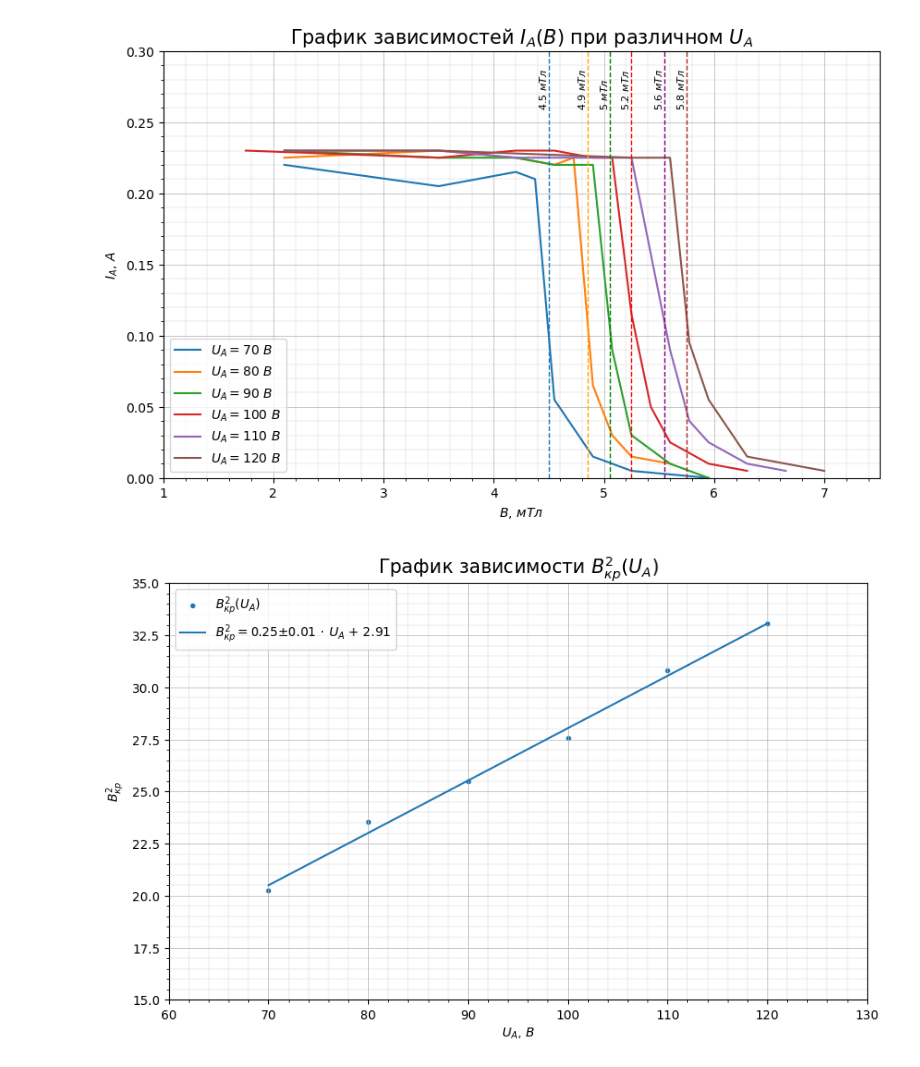
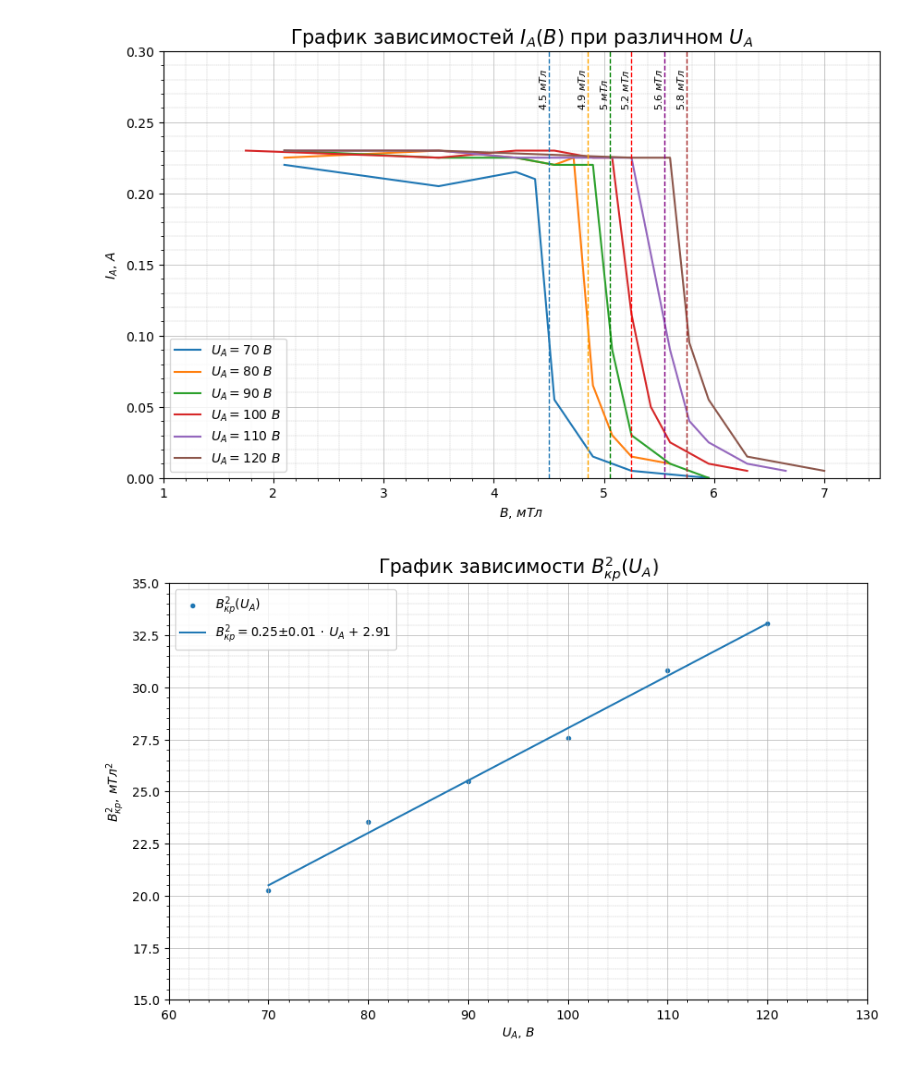
Before and after one commit to A1rsenij/Labs_physics, a Jupyter notebook: 3.3.1/3.3.1.ipynb, the cells around one changed output. Drawn from its saved outputs; the diff is of its cells as text; code cells hidden in the pictures.

```diff
--- a/3.3.1/3.3.1.ipynb
+++ b/3.3.1/3.3.1.ipynb
@@ -128,29 +128,29 @@ fig.savefig("3.3.1_3.png", dpi=500)
 # %%
 Bkr = (np.array([4.5, 4.85, 5.05, 5.25, 5.55, 5.75])) ** 2
 Ua = [70, 80, 90, 100, 110, 120]
 
 k, cov = np.polyfit(Ua, Bkr, 1, cov=True)
 Bkrp = np.polyval(k, Ua)
 
 fig, ax = plt.subplots(figsize=(10, 6), dpi=100)
 
 ax.scatter(Ua, Bkr, label ='$B^2_{кр}(U_A)$', marker='.')
 ax.plot(Ua, Bkrp, label='$B^2_{кр} = $'  + '{:.2f}$\pm${:.2f}'.format(k[0], np.sqrt(cov[0][0])) + '$\,\cdot\, U_A$' + ' + {:.2f}'.format(k[1]))
 
 ax.legend(loc='upper left', fontsize=10)
 
 ax.grid(which="major", linewidth=0.5)
 ax.grid(which="minor", linestyle='--', linewidth=0.25)
 plt.minorticks_on()
 
 ax.axis([60, 130, 15, 35])
 
 ax.set_title('График зависимости $B^2_{кр}(U_A)$', loc='center', fontsize=15)
 ax.set_xlabel('$U_A,\, B$', loc='center', fontsize=10)
-ax.set_ylabel('$B^2_{кр}$', loc='center', fontsize=10)
+ax.set_ylabel('$B^2_{кр},\, мТл^2$', loc='center', fontsize=10)
 
 plt.show()
 
 fig.savefig("3.3.1_4.png", dpi=500)
 # %% [output]
-[figure, old version]
+[figure, new version]
```
Also changed, not shown: 4 other files.
